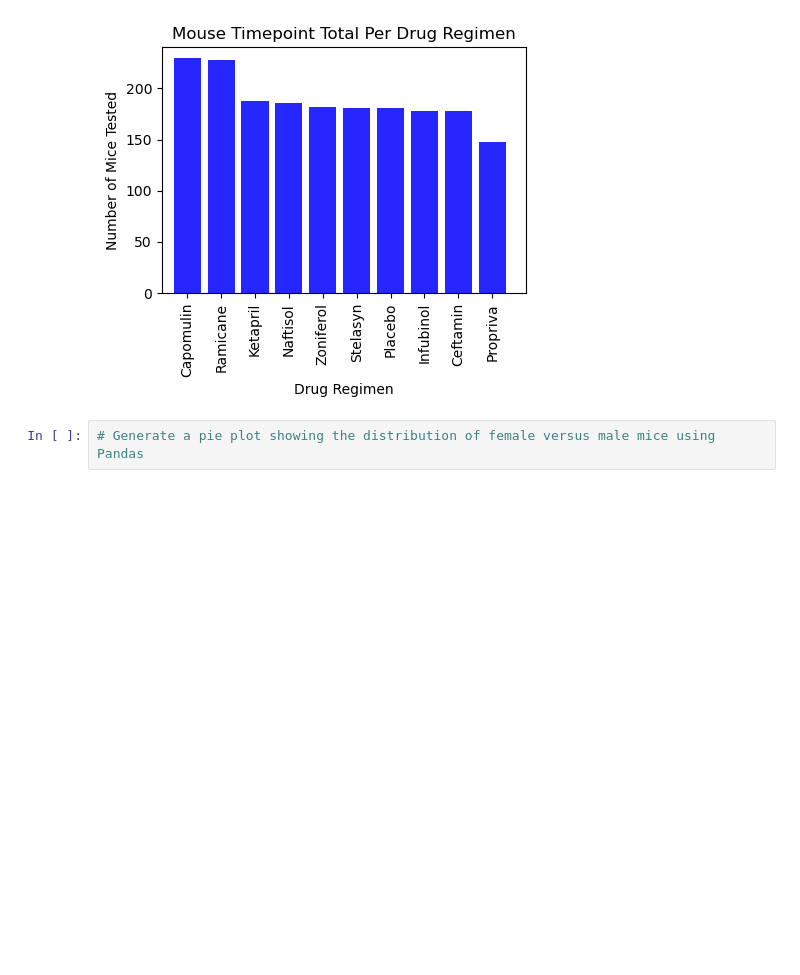
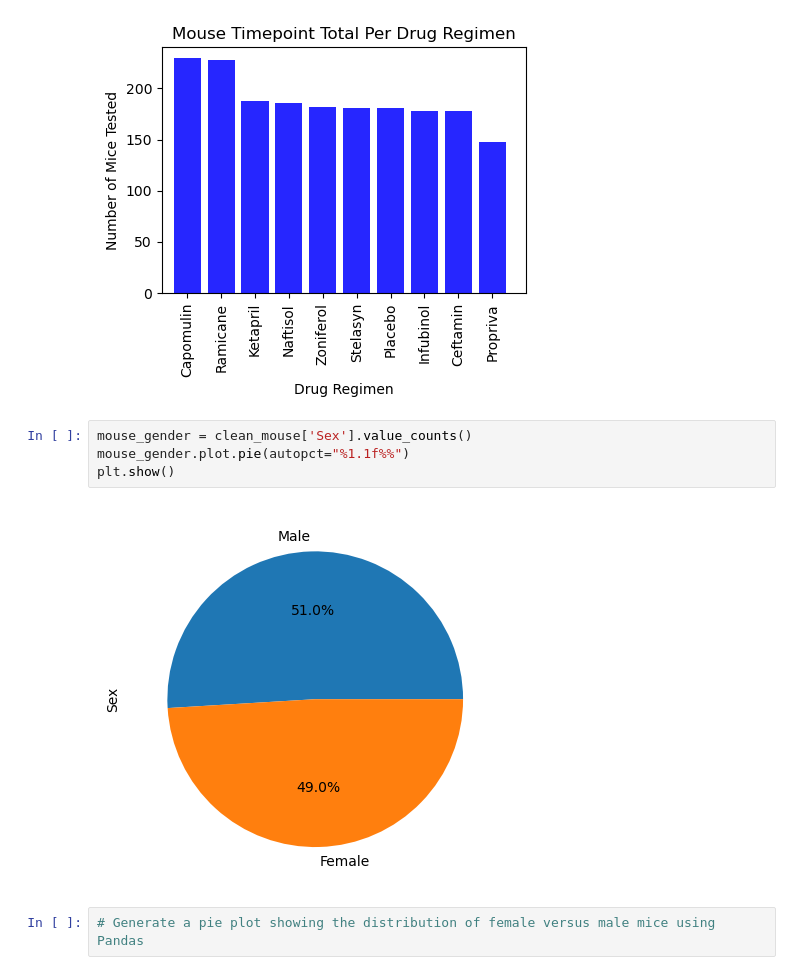
Before and after one commit to Rstevens318/Module-5-Challenge, a Jupyter notebook: Pymaceuticals/pymaceuticals_starter.ipynb, the cells around one changed output. Saved outputs shown, nothing was run; the diff lists cells and outputs as text; blank space fills up the shorter version.

Commit message:
Third pass plots

```diff
--- a/Pymaceuticals/pymaceuticals_starter.ipynb
+++ b/Pymaceuticals/pymaceuticals_starter.ipynb
@@ -172,6 +172,12 @@ plt.tight_layout()
 plt.show()
 # %% [output]
 [figure]
+# %%
+mouse_gender = clean_mouse['Sex'].value_counts()
+mouse_gender.plot.pie(autopct="%1.1f%%")
+plt.show()
+# %% [output]
+[figure, added]
 # %%
 # Generate a pie plot showing the distribution of female versus male mice using Pandas
 # %% [output]
```
Also changed, not shown: parts of 1 cell of this notebook.
